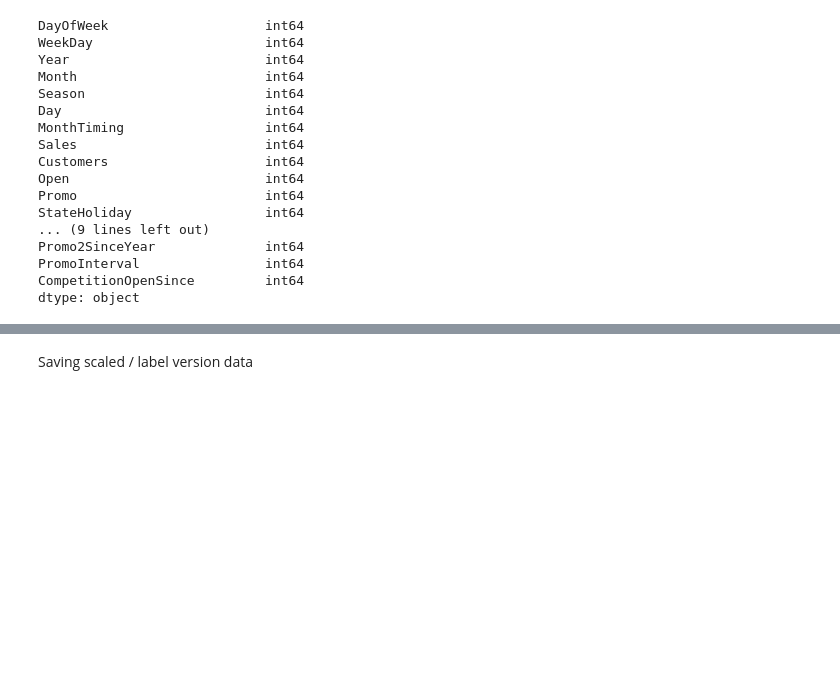
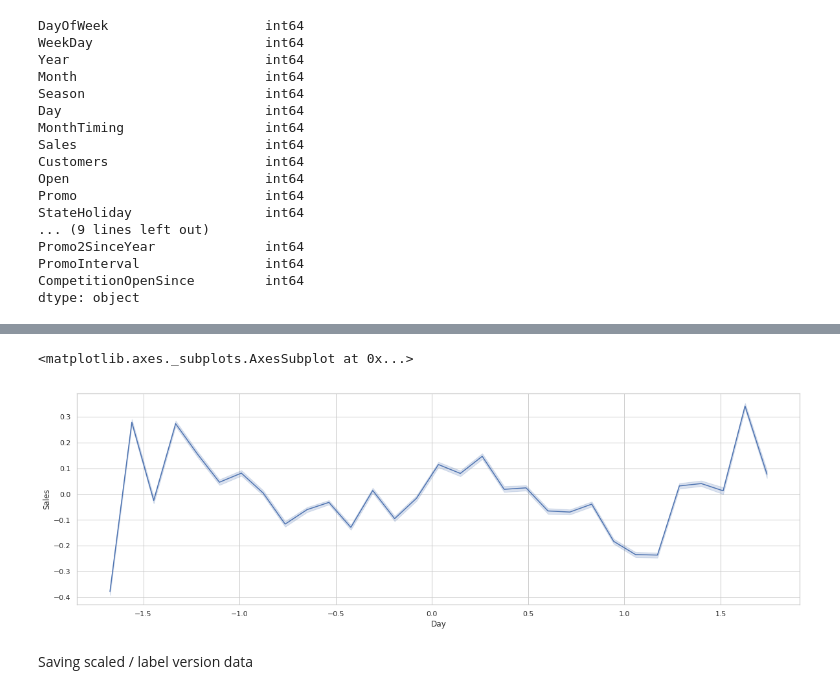
Before and after one commit to BirhanuGebisa/Pharmaceutical_sales_prediction, a Jupyter notebook: notebooks/preprocessing.ipynb, the cells around one changed output, grey strips where cells are left out. Drawn from its saved outputs; the diff is of its cells as text; code cells hidden in the pictures; blank space fills up the shorter version.

Commit message:
scr: preprocessing data for model train

```diff
--- a/notebooks/preprocessing.ipynb
+++ b/notebooks/preprocessing.ipynb
@@ -469,3 +464,11 @@ manu.standardize_columns(scale_list)
+# %%
+# Using Scaled Units
+plt.figure(figsize=(20,6))
+sns.set(style="whitegrid")
+sns.lineplot(x='Day',y='Sales',data=train_store_df)
+# %% [output]
+<matplotlib.axes._subplots.AxesSubplot at 0x...>
+[figure, added]
 # %% [markdown]
 Saving scaled / label version data
 # %%
```
Also changed, not shown: parts of 15 cells of this notebook.
